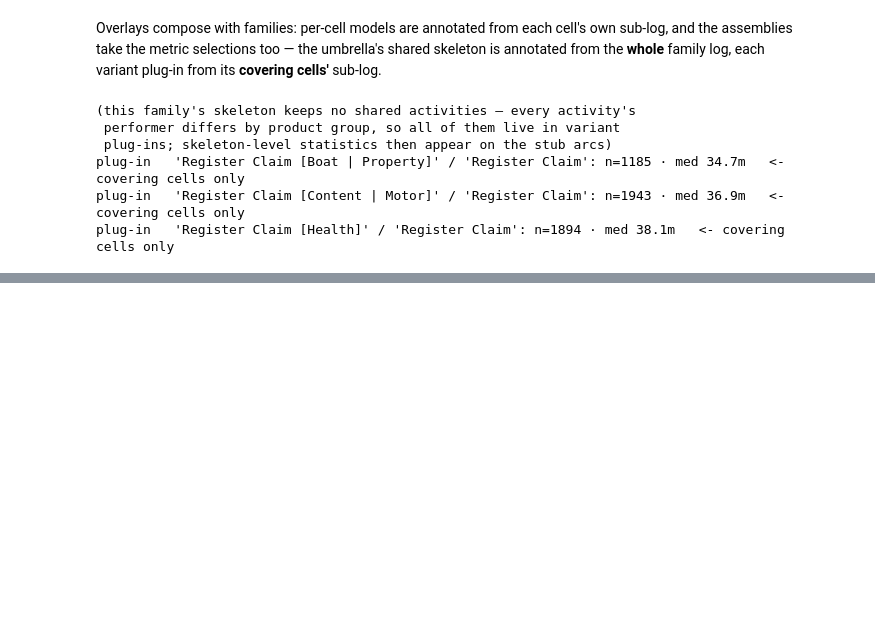
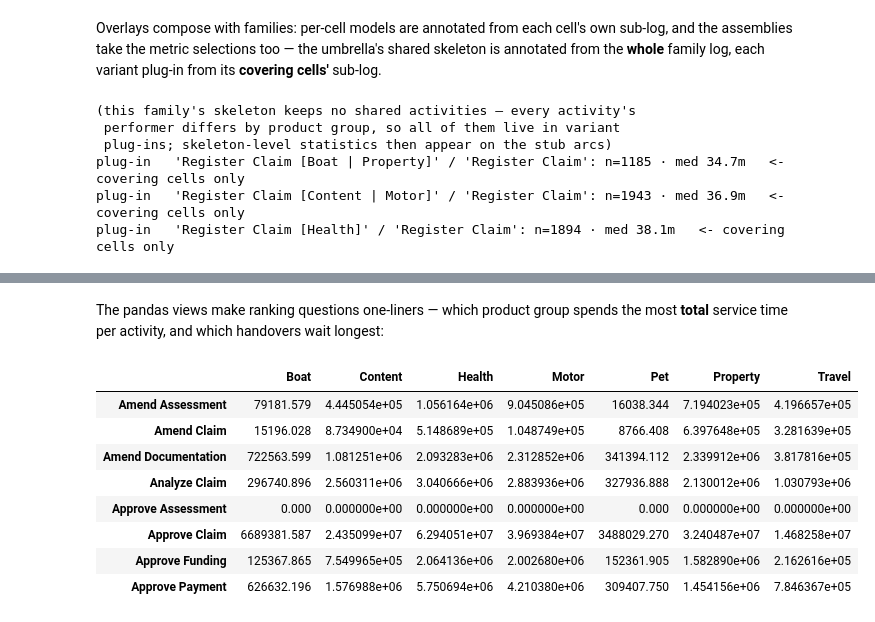
Before and after one commit to ProcessMining-uOttawa/pm4py-ucm, a Jupyter notebook: demo/model_families_tutorial.ipynb, the cells around one changed output, grey strips where cells are left out. Drawn from its saved outputs; the diff is of its cells as text; code cells hidden in the pictures; blank space fills up the shorter version.

```diff
--- a/demo/model_families_tutorial.ipynb
+++ b/demo/model_families_tutorial.ipynb
@@ -512,0 +551,17 @@ plug-in   'Register Claim [Health]' / 'Register Claim': n=1894 · med 38.1m   <-
+# %% [markdown]
+The pandas views make ranking questions one-liners — which
+product group spends the most **total** service time per
+activity, and which handovers wait longest:
+# %%
+display(fam_stats.activity_frame("total_time").head(8))
+display(fam_stats.edge_frame("mean_time").head(8))
+# %% [output]
+|  | Boat | Content | Health | Motor | Pet | Property | Travel |
+| Amend Assessment | 79181.579 | 4.445054e+05 | 1.056164e+06 | 9.045086e+05 | 16038.344 | 7.194023e+05 | 4.196657e+05 |
+| Amend Claim | 15196.028 | 8.734900e+04 | 5.148689e+05 | 1.048749e+05 | 8766.408 | 6.397648e+05 | 3.281639e+05 |
+| Amend Documentation | 722563.599 | 1.081251e+06 | 2.093283e+06 | 2.312852e+06 | 341394.112 | 2.339912e+06 | 3.817816e+05 |
+| Analyze Claim | 296740.896 | 2.560311e+06 | 3.040666e+06 | 2.883936e+06 | 327936.888 | 2.130012e+06 | 1.030793e+06 |
+| Approve Assessment | 0.000 | 0.000000e+00 | 0.000000e+00 | 0.000000e+00 | 0.000 | 0.000000e+00 | 0.000000e+00 |
+| Approve Claim | 6689381.587 | 2.435099e+07 | 6.294051e+07 | 3.969384e+07 | 3488029.270 | 3.240487e+07 | 1.468258e+07 |
+| Approve Funding | 125367.865 | 7.549965e+05 | 2.064136e+06 | 2.002680e+06 | 152361.905 | 1.582890e+06 | 2.162616e+05 |
+| Approve Payment | 626632.196 | 1.576988e+06 | 5.750694e+06 | 4.210380e+06 | 309407.750 | 1.454156e+06 | 7.846367e+05 |
```
Also changed, not shown: parts of 12 cells of this notebook, 4 other files.
